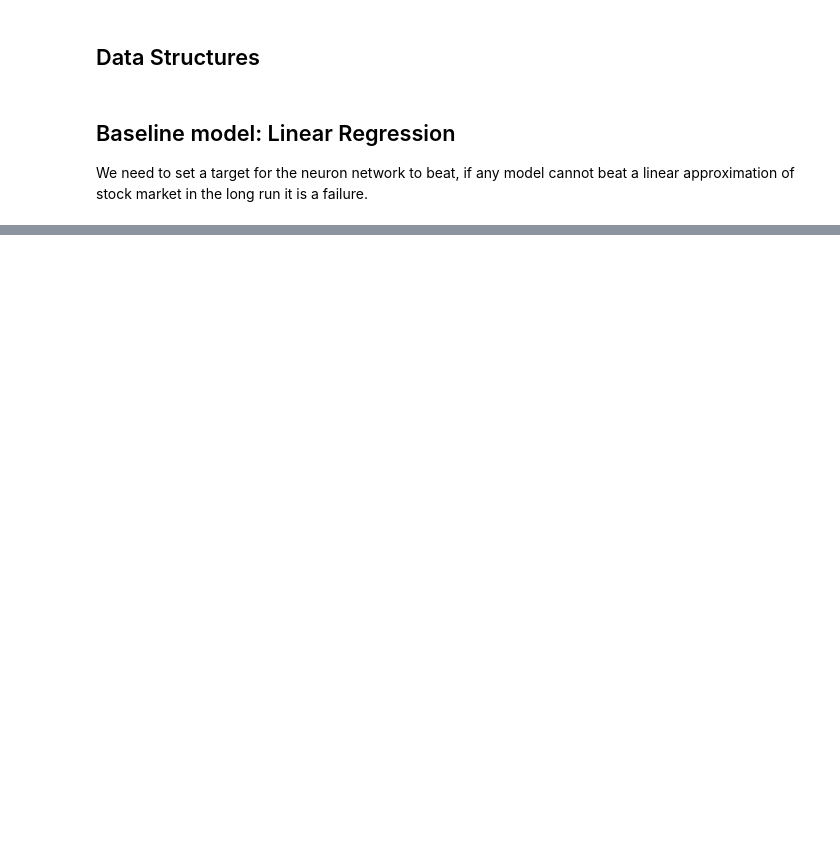
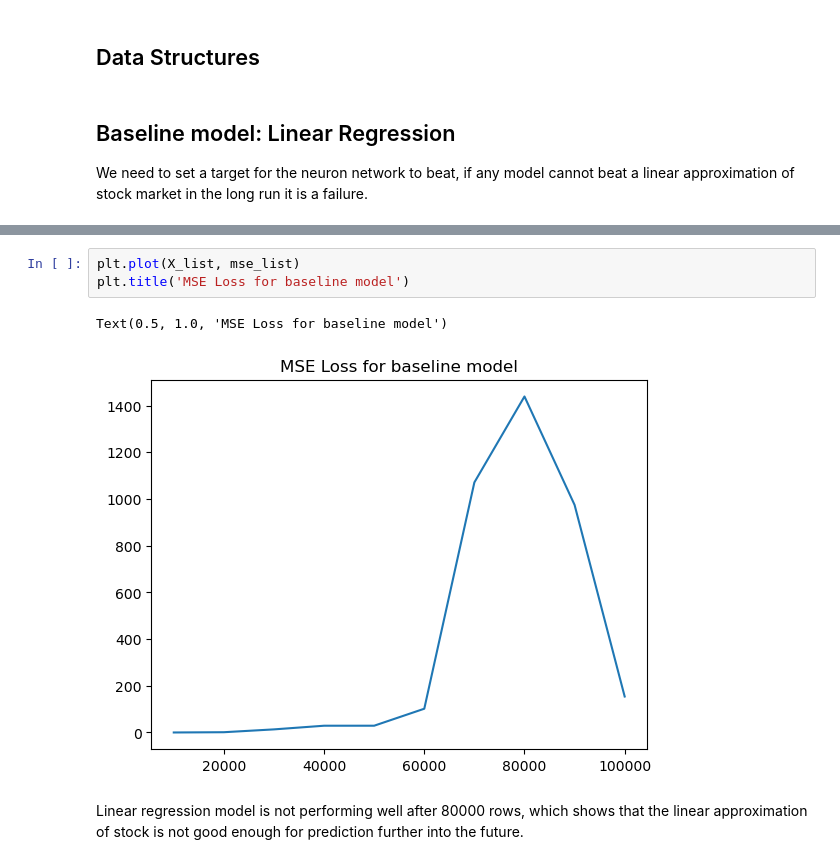
Before and after one commit to Yichen-Wang-2003/24W-PIC16B-Group4, a Jupyter notebook: blogpost.ipynb, the cells around one changed output, grey strips where cells are left out. Cells and saved outputs as stored; diff of their text form; blank space fills up the shorter version.

```diff
--- a/blogpost.ipynb
+++ b/blogpost.ipynb
@@ -110,0 +220,8 @@ We need to set a target for the neuron network to beat, if any model cannot beat
+# %%
+plt.plot(X_list, mse_list)
+plt.title('MSE Loss for baseline model')
+# %% [output]
+Text(0.5, 1.0, 'MSE Loss for baseline model')
+[figure, added]
+# %% [markdown]
+Linear regression model is not performing well after 80000 rows, which shows that the linear approximation of stock is not good enough for prediction further into the future.
```
Also changed, not shown: parts of 17 cells of this notebook, 1 other file.
